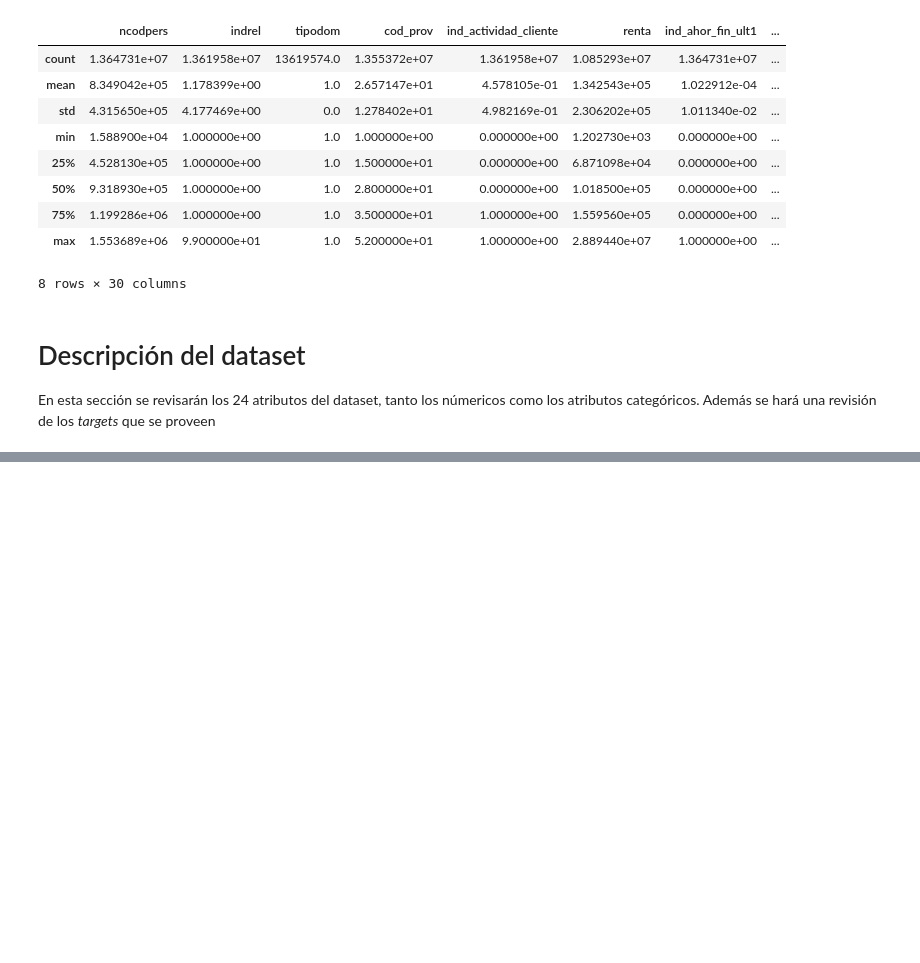
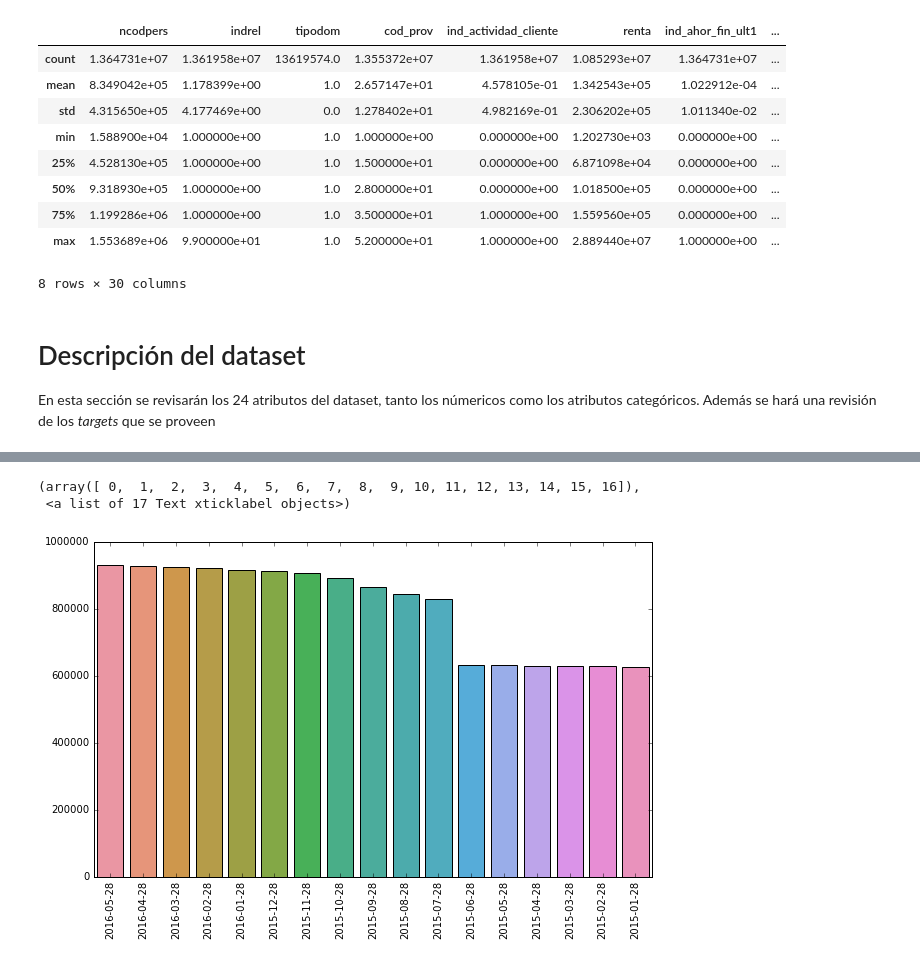
Before and after one commit to sergioml/degree_project, a Jupyter notebook: data_exploration.ipynb, the cells around one changed output, grey strips where cells are left out. Saved outputs shown, nothing was run; the diff lists cells and outputs as text; code cells hidden in the pictures; blank space fills up the shorter version.

```diff
--- a/data_exploration.ipynb
+++ b/data_exploration.ipynb
@@ -59,0 +148,11 @@ En esta sección se revisarán los 24 atributos del dataset, tanto los númerico
+# %%
+dates_str = df.fecha_dato.value_counts().index
+count_dates = df.fecha_dato.value_counts().values
+# %%
+plt.figure(figsize=(10, 6))
+sns.barplot(dates_str, count_dates)
+plt.xticks(rotation='vertical')
+# %% [output]
+(array([ 0,  1,  2,  3,  4,  5,  6,  7,  8,  9, 10, 11, 12, 13, 14, 15, 16]),
+ <a list of 17 Text xticklabel objects>)
+[figure, added]
```
Also changed, not shown: parts of 22 cells of this notebook, 1 other file.
